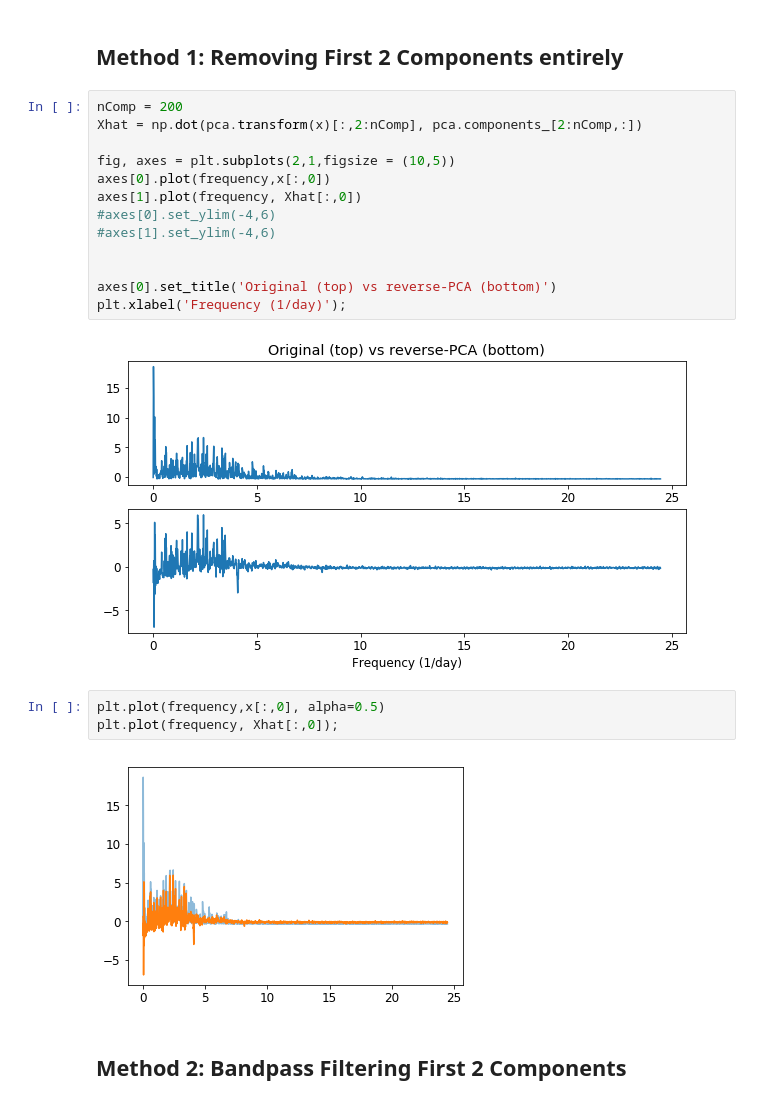
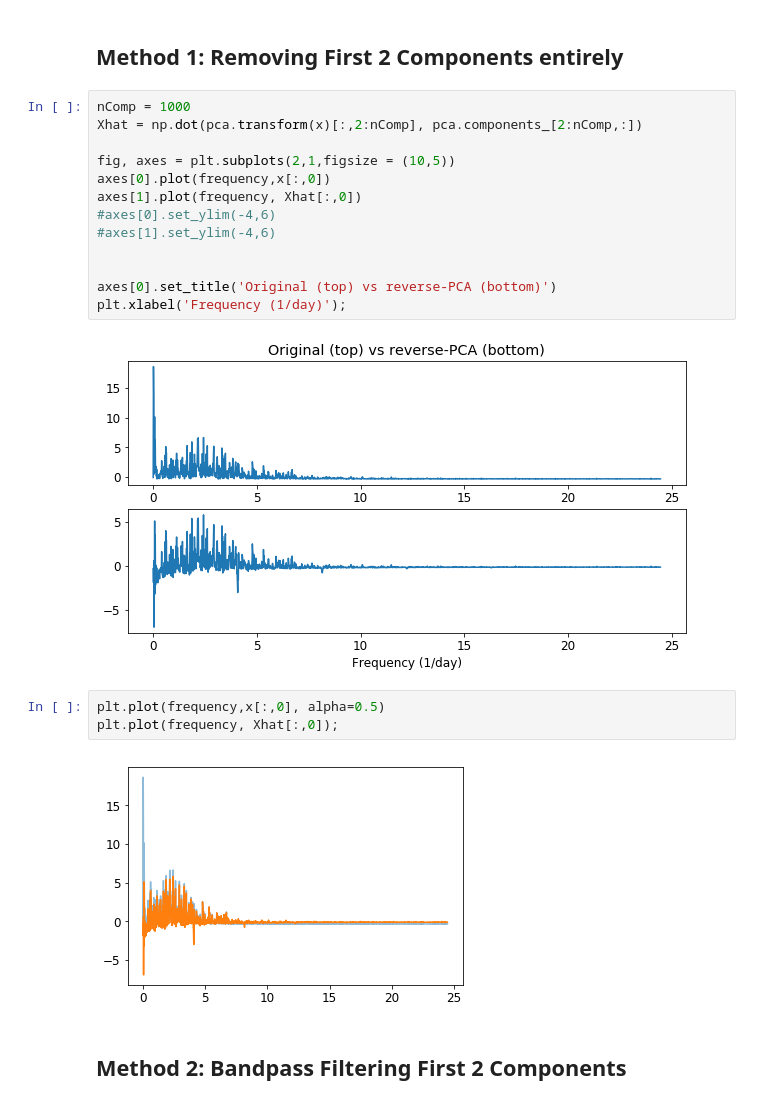
Before and after one commit to RileyWClarke/fftpca_note, a Jupyter notebook: FFTPCA.ipynb, the cells around one changed output. Cells and saved outputs as stored; diff of their text form.

```diff
--- a/FFTPCA.ipynb
+++ b/FFTPCA.ipynb
@@ -468,25 +468,25 @@ plt.savefig('Figures/expvar.png', bbox_inches='tight')
 # %% [markdown]
 ## Method 1: Removing First 2 Components entirely
 # %%
-nComp = 200
+nComp = 1000
 Xhat = np.dot(pca.transform(x)[:,2:nComp], pca.components_[2:nComp,:])
 
 fig, axes = plt.subplots(2,1,figsize = (10,5))
 axes[0].plot(frequency,x[:,0])
 axes[1].plot(frequency, Xhat[:,0])
 #axes[0].set_ylim(-4,6)
 #axes[1].set_ylim(-4,6)
 
 
 axes[0].set_title('Original (top) vs reverse-PCA (bottom)')
 plt.xlabel('Frequency (1/day)');
 # %% [output]
-[figure, old version]
+[figure, new version]
 # %%
 plt.plot(frequency,x[:,0], alpha=0.5)
 plt.plot(frequency, Xhat[:,0]);
 # %% [output]
-[figure, old version]
+[figure, new version]
 # %% [markdown]
 ## Method 2: Bandpass Filtering First 2 Components
 # %%
```
Also changed, not shown: parts of 6 cells of this notebook, 4 other files.
